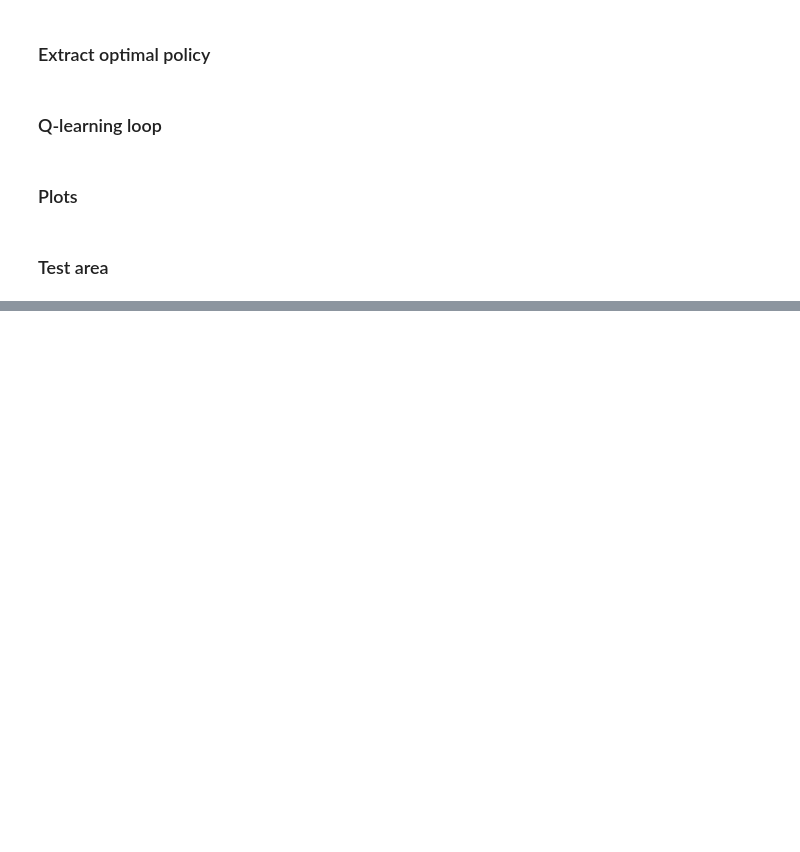
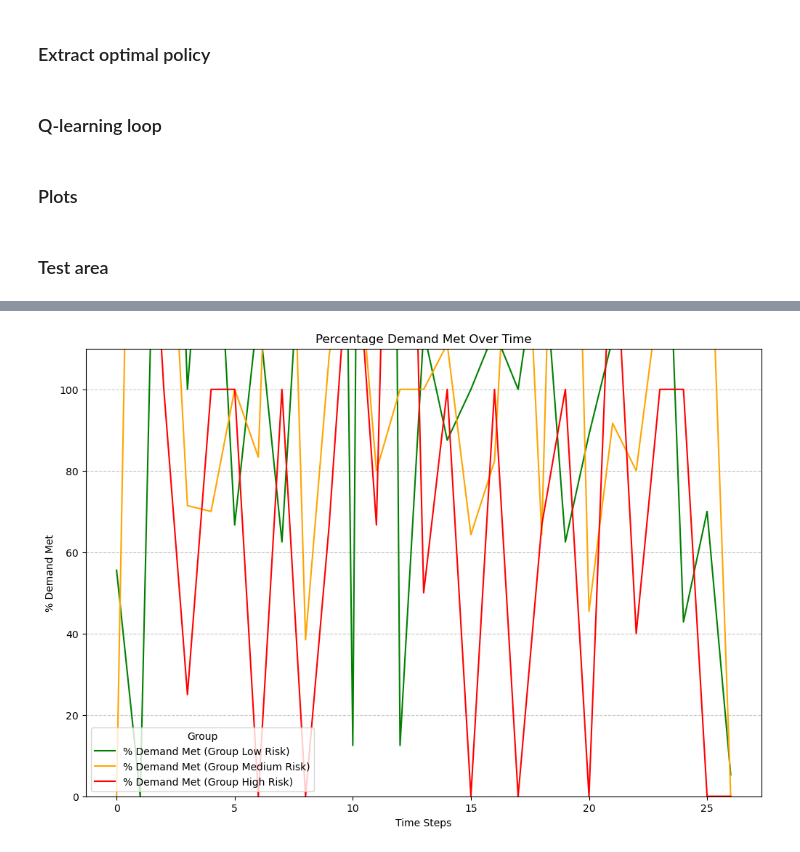
Before and after one commit to justinebreuch/organ-allocation, a Jupyter notebook: MMDP_NashQ.ipynb, the cells around one changed output, grey strips where cells are left out. Drawn from its saved outputs; the diff is of its cells as text; code cells hidden in the pictures; blank space fills up the shorter version.

```diff
--- a/MMDP_NashQ.ipynb
+++ b/MMDP_NashQ.ipynb
@@ -387,0 +579,86 @@ plot_organs_allocated(group_Q_tables, transition_func, sample_func, "x")
+# %%
+def simulate_policy_with_demand_analysis(optimal_policies, initialize_state, transition_func, sample_func, arrival_func):
+    """
+    Simulates the allocation process under the optimal policy with random patient arrivals.
+    Tracks allocations, group sizes, and % demand met for each group at each time step.
+
+    Parameters:
+        optimal_policies (list): Optimal policies for each group.
+        initialize_state (function): Function to initialize the state.
+        transition_func (function): Transition function to simulate state transitions.
+        sample_func (function): Function to sample urgency or other parameters.
+        arrival_func (function): Function to randomly add patients to groups.
+
+    Returns:
+        results (dict): Dictionary containing allocations, group sizes, and % demand met for each group.
+    """
+    state = initialize_state()
+    results = {group_id: {"allocations": [], "group_sizes": [], "percent_demand_met": []} for group_id in range(len(optimal_policies))}
+
+    for t in range(time_horizon):
+        if state["organs"] <= 0:  # Stop if no organs are left
+            break
+
+        # Compute actions based on optimal policies
+        actions = []
+        for group_id, optimal_policy in enumerate(optimal_policies):
+            key = (state["time"], state["organs"])
+            if key in optimal_policy:
+                actions.append(optimal_policy[key])
+            else:
+                actions.append(0)  # Default action if state is not in the policy
+
+        # Perform the transition
+        next_state, _ = transition_func(state, actions, sample_func)
+
+        # Add new patients to each group randomly using the arrival_func
+        for group_id in range(num_groups):
+            new_patients = arrival_func(group_id)  # Random number of new patients
+            patients_per_group[group_id + 1] += new_patients  # Update group sizes
+
+        # Track allocations, group sizes, and % demand met for each group
+        for group_id, group_info in enumerate(next_state["patient_groups"]):
+            allocations = group_info["matched_organs"]
+            group_size = patients_per_group[group_id + 1]  # Current size of the group after arrivals
+
+            # Calculate % demand met
+            percent_demand_met = (allocations / group_size) * 100 if group_size > 0 else 100
+
+            results[group_id]["allocations"].append(allocations)
+            results[group_id]["group_sizes"].append(group_size)
+            results[group_id]["percent_demand_met"].append(percent_demand_met)
+
+        # Update the state
+        state = next_state
+
+    return results
+
+
+# Simulate and track results
+results_with_demand = simulate_policy_with_demand_analysis(
+    optimal_policies, initialize_state, decentralized_transition_add, sample_urgency, random_patient_arrival
+)
+
+# Plot results: % Demand Met
+plt.figure(figsize=(12, 8))
+labels = ['Low Risk', 'Medium Risk', 'High Risk']
+colors = ['green', 'orange', 'red']
+
+for group_id in range(num_groups):
+    # Plot % demand met
+    plt.plot(
+        range(len(results_with_demand[group_id]["percent_demand_met"])),
+        results_with_demand[group_id]["percent_demand_met"],
+        label=f"% Demand Met (Group {labels[group_id]})",
+        color=colors[group_id]
+    )
+
+plt.title("Percentage Demand Met Over Time")
+plt.xlabel("Time Steps")
+plt.ylabel("% Demand Met")
+plt.legend(title="Group")
+plt.grid(axis="y", linestyle="--", alpha=0.7)
+plt.ylim(0, 110)  # Limit y-axis to 100% (or slightly above for visualization)
+plt.show()
+# %% [output]
+[figure, added]
```
Also changed, not shown: parts of 3 cells of this notebook.
